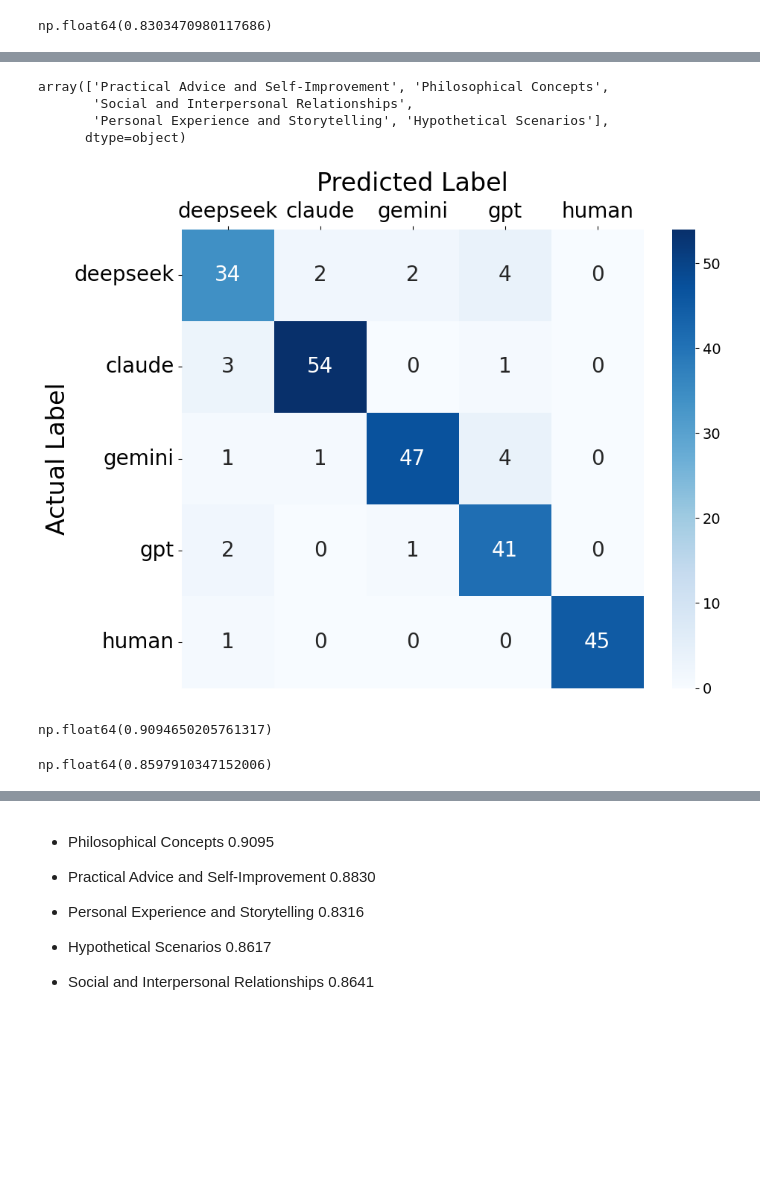
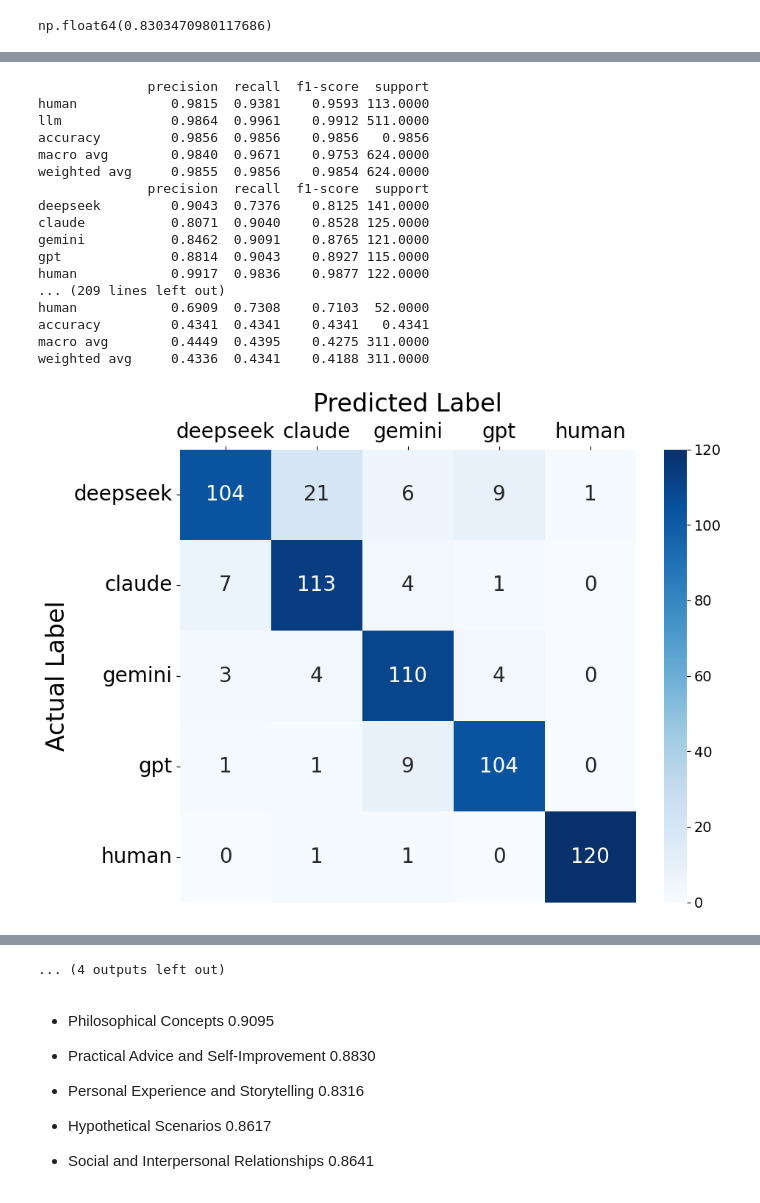
Before and after one commit to HollyRiver/LLMdetector, a Jupyter notebook: model/dnn.ipynb, the cells around one changed output, grey strips where cells are left out. Drawn from its saved outputs; the diff is of its cells as text; code cells hidden in the pictures; blank space fills up the shorter version.

```diff
--- a/model/dnn.ipynb
+++ b/model/dnn.ipynb
@@ -316,33 +332,47 @@ np.float64(0.8303470980117686)
 df_cat = pd.read_excel("../combined_data_c.xlsx").category
 df_cat = df_cat.map(lambda x : "Social and Interpersonal Relationships" if x == "Social and Inter-personal Relationships"
                                 else "Social and Interpersonal Relationships" if pd.isna(x) else x)
-y_train_cat, y_test_cat, y_train, y_test = train_test_split(df_cat.values, y_multi_class, test_size=0.2, random_state=42, stratify=y_multi_class)
+y_train_cat, y_test_cat, y_train, y_test = train_test_split(df_cat, y_multi_class, test_size=0.2, random_state=42, stratify=y_multi_class)
-# %%
-df_cat.unique()
-# %% [output]
-array(['Practical Advice and Self-Improvement', 'Philosophical Concepts',
-       'Social and Interpersonal Relationships',
-       'Personal Experience and Storytelling', 'Hypothetical Scenarios'],
-      dtype=object)
-# %%
-yyhat, yy = multi_class_results["All Features (Baseline)"]
-yyhat = yyhat[y_test_cat == "Philosophical Concepts"]
-yy = yy[y_test_cat == "Philosophical Concepts"]
-
-pred, actual = le_multi.inverse_transform(yyhat), le_multi.inverse_transform(yy)
-
-labels = ['deepseek', 'claude', 'gemini', 'gpt', 'human']
-binary_labels = ["human", "llm"]
-
-heatmap_vis(actual, pred, labels, "PEaS")
-# %% [output]
-[figure, removed]
-# %%
-(pred == actual).mean()
-# %% [output]
-np.float64(0.9094650205761317)
-# %%
-yyhat, yy = multi_class_results["All Features (Baseline)"]
-(yyhat == yy).mean()
-# %% [output]
-np.float64(0.8597910347152006)
+# %%
+for cat in df_cat.unique():
+    results = []
+
+    for model in multi_class_results.keys():
+        yyhat, yy = binary_class_results[model]
+        yyhat = yyhat[y_test_cat == cat]
+        yy = yy[y_test_cat == cat]
+        pred, actual = le_binary.inverse_transform(yyhat), le_binary.inverse_transform(yy)
+        all_features_report_binary = binary_get_report(actual, pred)
+        results.append(pd.Series(extract_use_metric(all_features_report_binary, multi = False)))
+
+
+        yyhat, yy = multi_class_results[model]
+        yyhat = yyhat[y_test_cat == cat]
+        yy = yy[y_test_cat == cat]
+        pred, actual = le_multi.inverse_transform(yyhat), le_multi.inverse_transform(yy)
+        all_features_report_multi = multi_get_report(actual, pred)
+        results.append(pd.Series(extract_use_metric(all_features_report_multi, multi = True)))
+        heatmap_vis(actual, pred, labels, f"results/{cat}_{model}")  ## 산출 및 저장
+
+    df_result = pd.concat(results, axis = 1)
+    df_result.columns = ["All_Binary", "All_Multi", "wo_Binary", "wo_Multi", "perp_Binary", "perp_Multi"]
+    df_result.to_csv(f"results/{cat}.csv", index = False)
+# %% [output]
+              precision  recall  f1-score  support
+human            0.9815  0.9381    0.9593 113.0000
+llm              0.9864  0.9961    0.9912 511.0000
+accuracy         0.9856  0.9856    0.9856   0.9856
+macro avg        0.9840  0.9671    0.9753 624.0000
+weighted avg     0.9855  0.9856    0.9854 624.0000
+              precision  recall  f1-score  support
+deepseek         0.9043  0.7376    0.8125 141.0000
+claude           0.8071  0.9040    0.8528 125.0000
+gemini           0.8462  0.9091    0.8765 121.0000
+gpt              0.8814  0.9043    0.8927 115.0000
+human            0.9917  0.9836    0.9877 122.0000
+... (209 lines left out)
+human            0.6909  0.7308    0.7103  52.0000
+accuracy         0.4341  0.4341    0.4341   0.4341
+macro avg        0.4449  0.4395    0.4275 311.0000
+weighted avg     0.4336  0.4341    0.4188 311.0000
+[figure, added]
@@ -349,3 +389,4 @@ np.float64(0.8597910347152006)
+... (4 outputs left out)
 # %% [markdown]
 * Philosophical Concepts 0.9095
 
```
Also changed, not shown: parts of 7 cells of this notebook, 24 other files.
